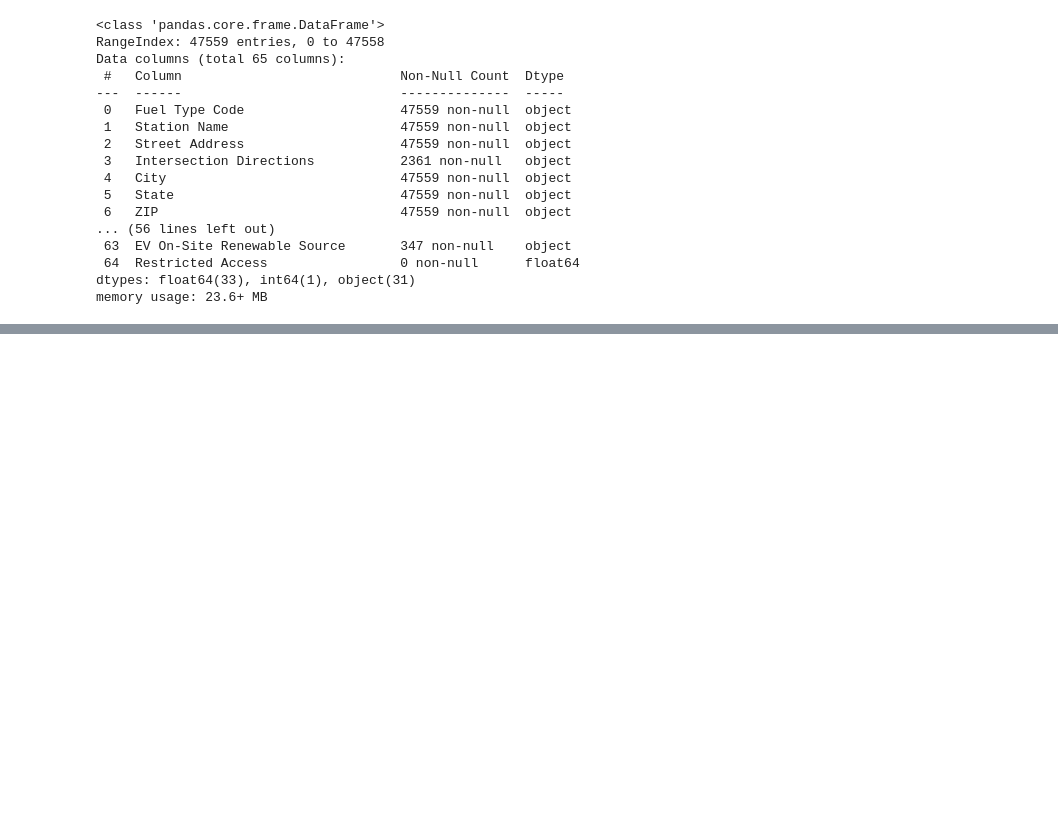
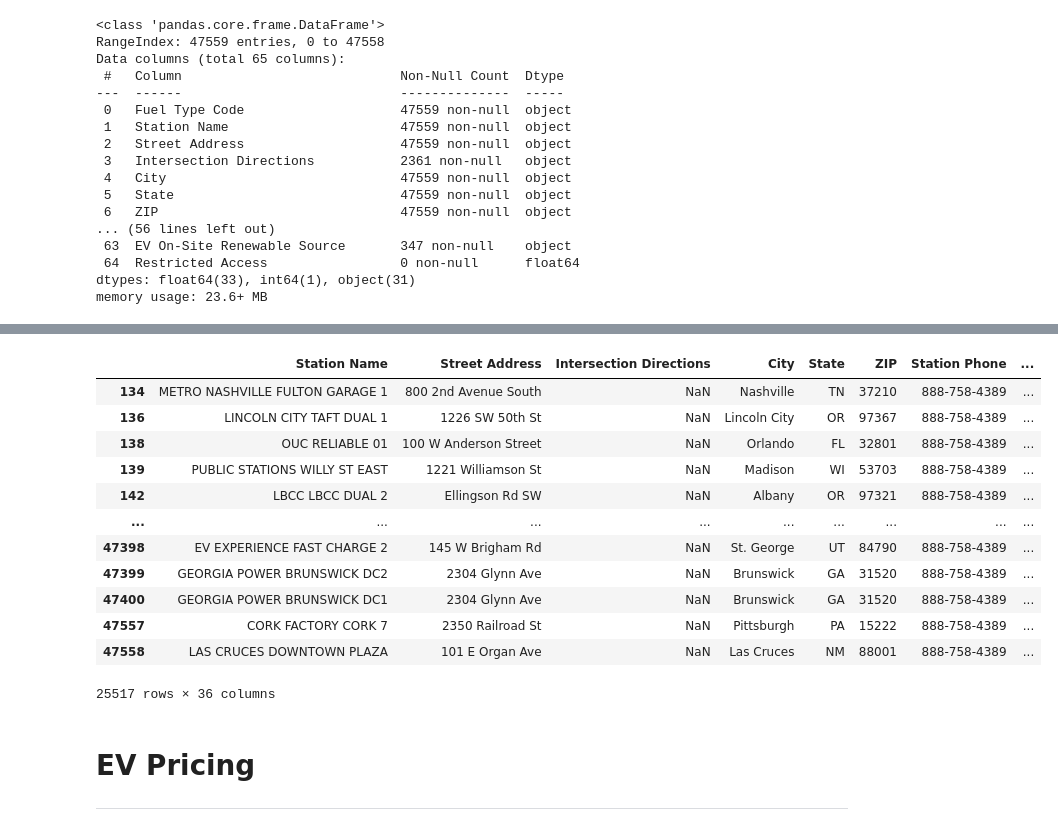
Before and after one commit to encodingintuition/EV_Infrastructure, a Jupyter notebook: code/alt_fuel_ev_data.ipynb, the cells around one changed output, grey strips where cells are left out. Cells and saved outputs as stored; diff of their text form; code cells hidden in the pictures; blank space fills up the shorter version.

```diff
--- a/code/alt_fuel_ev_data.ipynb
+++ b/code/alt_fuel_ev_data.ipynb
@@ -35,0 +197,19 @@ memory usage: 23.6+ MB
+# %%
+df [df['EV Network'] == 'ChargePoint Network']
+# %% [output]
+|  | Station Name | Street Address | Intersection Directions | City | State | ZIP | Station Phone | ... |
+| 134 | METRO NASHVILLE FULTON GARAGE 1 | 800 2nd Avenue South | NaN | Nashville | TN | 37210 | 888-758-4389 | ... |
+| 136 | LINCOLN CITY TAFT DUAL 1 | 1226 SW 50th St | NaN | Lincoln City | OR | 97367 | 888-758-4389 | ... |
+| 138 | OUC RELIABLE 01 | 100 W Anderson Street | NaN | Orlando | FL | 32801 | 888-758-4389 | ... |
+| 139 | PUBLIC STATIONS WILLY ST EAST | 1221 Williamson St | NaN | Madison | WI | 53703 | 888-758-4389 | ... |
+| 142 | LBCC LBCC DUAL 2 | Ellingson Rd SW | NaN | Albany | OR | 97321 | 888-758-4389 | ... |
+| ... | ... | ... | ... | ... | ... | ... | ... | ... |
+| 47398 | EV EXPERIENCE FAST CHARGE 2 | 145 W Brigham Rd | NaN | St. George | UT | 84790 | 888-758-4389 | ... |
+| 47399 | GEORGIA POWER BRUNSWICK DC2 | 2304 Glynn Ave | NaN | Brunswick | GA | 31520 | 888-758-4389 | ... |
+| 47400 | GEORGIA POWER BRUNSWICK DC1 | 2304 Glynn Ave | NaN | Brunswick | GA | 31520 | 888-758-4389 | ... |
+| 47557 | CORK FACTORY CORK 7 | 2350 Railroad St | NaN | Pittsburgh | PA | 15222 | 888-758-4389 | ... |
+| 47558 | LAS CRUCES DOWNTOWN PLAZA | 101 E Organ Ave | NaN | Las Cruces | NM | 88001 | 888-758-4389 | ... |
+25517 rows × 36 columns
+# %% [markdown]
+# EV Pricing
+<hr>
```
Also changed, not shown: parts of 19 cells of this notebook, 1 other file.
